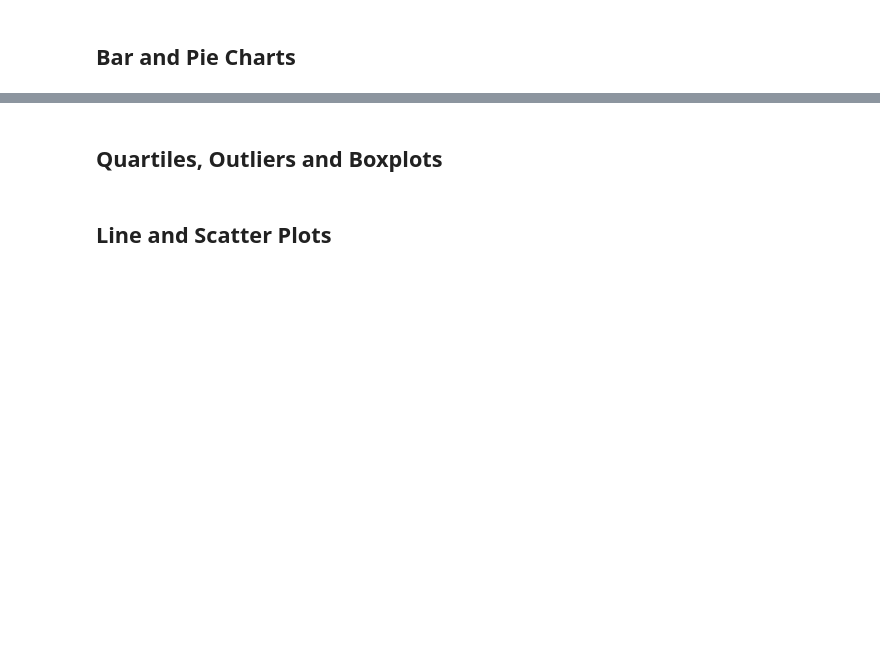
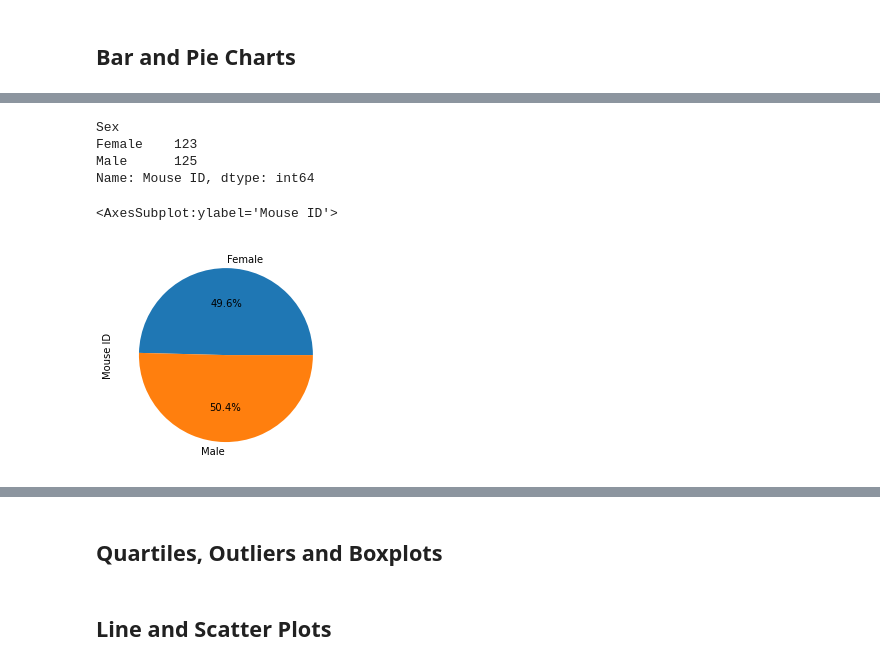
Before and after one commit to MohanPanga/pharma_data, a Jupyter notebook: Pymaceuticals/pymaceuticals_starter.ipynb, the cells around one changed output, grey strips where cells are left out. Drawn from its saved outputs; the diff is of its cells as text; code cells hidden in the pictures; blank space fills up the shorter version.

```diff
--- a/Pymaceuticals/pymaceuticals_starter.ipynb
+++ b/Pymaceuticals/pymaceuticals_starter.ipynb
@@ -94 +168,14 @@ df['Mouse ID'].nunique()
+# %%
+# Generate a pie plot showing the distribution of female versus male mice using pandas
+
+male_female = df.groupby('Sex')['Mouse ID'].nunique()
+print(male_female)
+male_female.plot(kind='pie',autopct="%1.1f%%")
+# %% [output]
+Sex
+Female    123
+Male      125
+Name: Mouse ID, dtype: int64
+<AxesSubplot:ylabel='Mouse ID'>
+[figure, added]
 # %%
```
Also changed, not shown: parts of 6 cells of this notebook.
